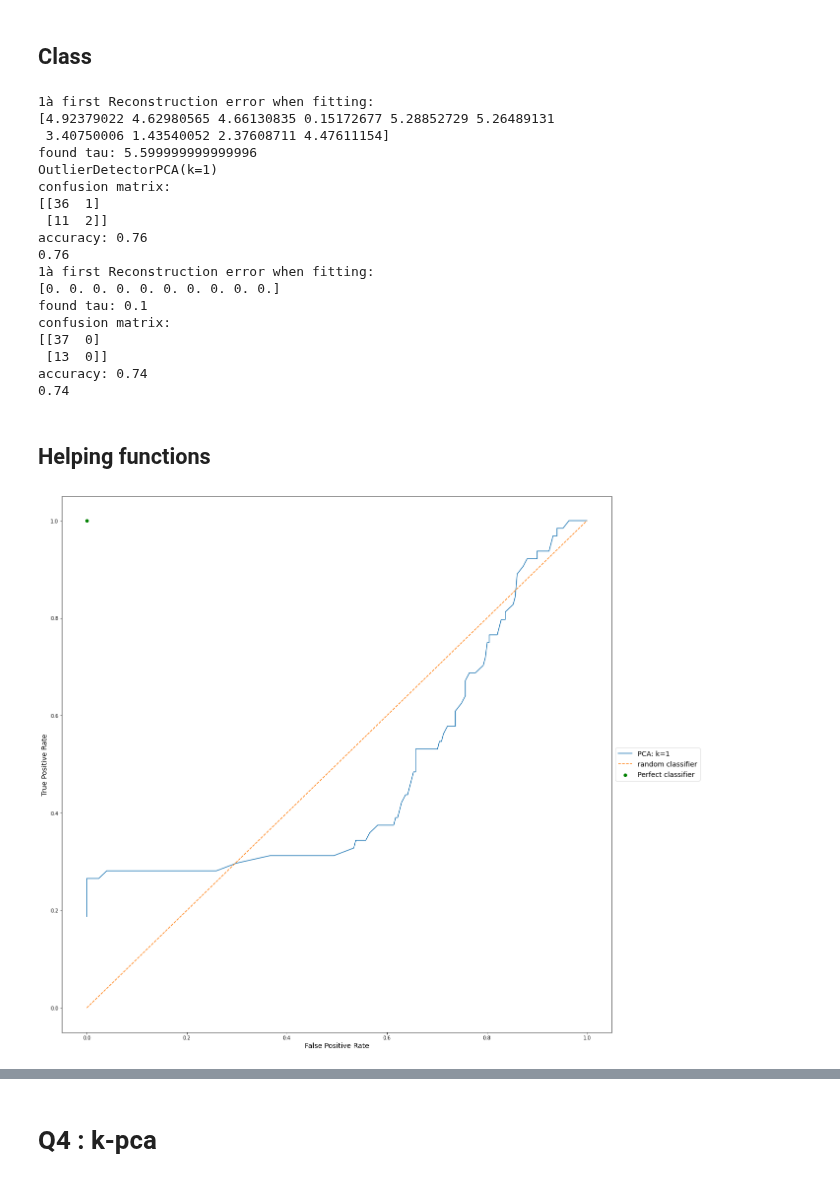
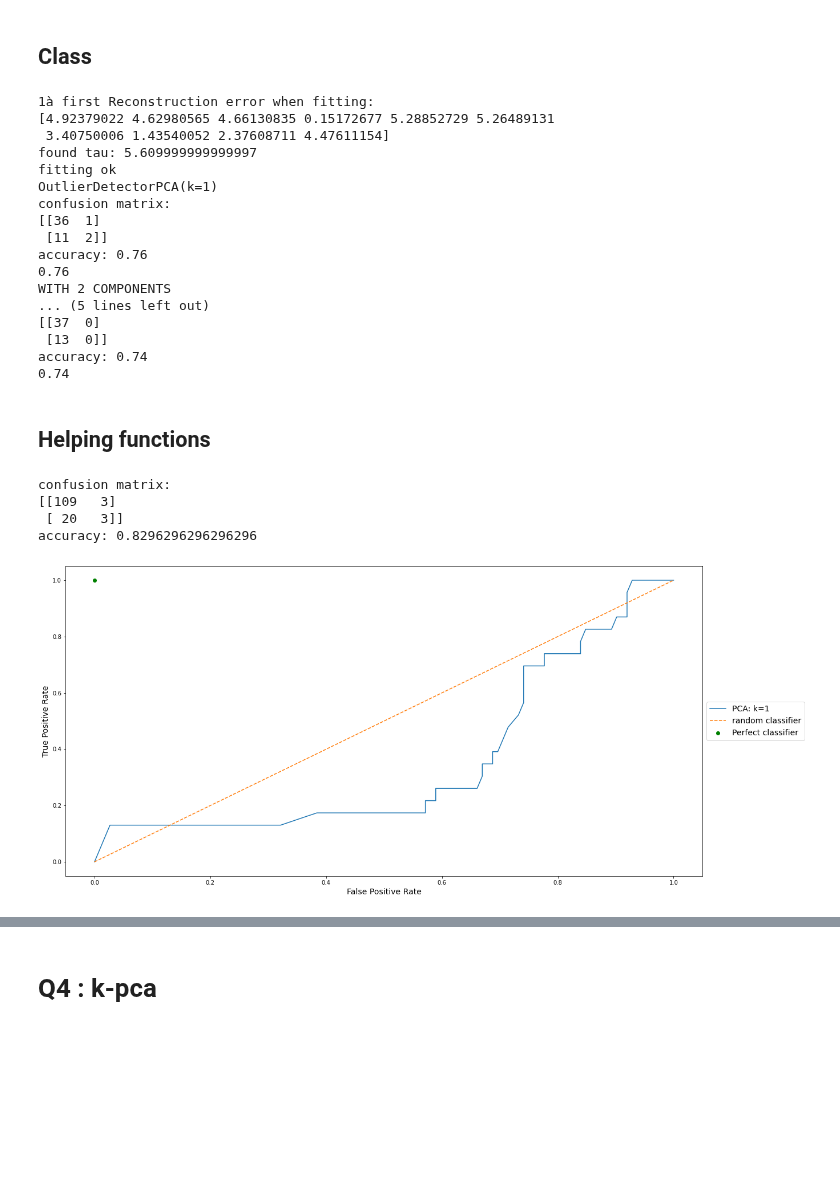
Before and after one commit to SimonLegendrre/LINMA2472_AlgoInDataScienceProjet1, a Jupyter notebook: P2/AdriHW2.ipynb, the cells around one changed output, grey strips where cells are left out. Cells and saved outputs as stored; diff of their text form; code cells hidden in the pictures; blank space fills up the shorter version.

```diff
--- a/P2/AdriHW2.ipynb
+++ b/P2/AdriHW2.ipynb
@@ -181,9 +181,16 @@ class OutlierDetectorPCA(BaseEstimator, ClassifierMixin):
         # np.ones donne donc un vecteur rempli de 1 dont la longuer est le nombre de ligne de X
 
         #recons_error = np.ones(X.shape[0])  # ==> Il faut une liste de n elements
+        """
+        if(self.k == 1):
+            print("add column of zero")
+            z = np.zeros( (len(X_hat),1) )
+            X_hat = np.append(X_hat, z, axis=1)
+        """
 
-        if(self.k == 1):
-            z = np.zeros( (len(X_hat),1) )
+        R_minus_k = X.shape[1] - X_hat.shape[1]
+        if R_minus_k > 0:
+            z = np.zeros( (len(X_hat),R_minus_k))
             X_hat = np.append(X_hat, z, axis=1)
 
         #print(X.shape)
@@ -241,12 +248,12 @@ class OutlierDetectorPCA(BaseEstimator, ClassifierMixin):
         """
             TODO: compute tau such that
                 - No true data will be labeled as outlier in the training set
-                - The false positive rate (FPR) is minimized
+                - The True positive rate (TPR) is maximised
         """
 
         # initally: self.tau = 42
         def find_tau(X_true):
-            tau = 0.1
+            tau = 0.01
             y_pred_tau = self.predict_tau(X_true, tau)
             while(sum(y_pred_tau)>0):
                 tau+=0.1
@@ -254,16 +261,21 @@ class OutlierDetectorPCA(BaseEstimator, ClassifierMixin):
             #print('tau: '+ str(tau))
             return tau
 
+        from sklearn import metrics
+        min_tau = find_tau(X_true)
+
+        #y_pred_new_tau = self.predict_tau(X,min_tau)
+        #tn, fp, fn, tp = metrics.confusion_matrix(y_train, y_pred_new_tau).ravel()
+        #TPR = tp/(tp+fn)
+        #print("TPR:")
+        #print(TPR)
+
         self.tau = find_tau(X_true)
 
         self.tau_max = self.tau # Do not change this line :-)
         print("found tau: "+str(self.tau_max))
 
-        # values.index(min(values))
-        #print("FPR and TPR")
-        #FPR, TPR = self.get_ROC(X,y) # CA TOURNE PAS POUR LE MOMENT
-        #print(FPR, TPR)
-
+        print("fitting ok")
         return self
 
 
@@ -301,8 +313,11 @@ class OutlierDetectorPCA(BaseEstimator, ClassifierMixin):
             - FPR: False positive rate
             - TPR: True positive rate
         ------------------------------------------------------------------------------ """
+        self.score(X_train,y_train) # permet d'initialiser à zero
         n_tau = 100
-        taus = np.linspace(0, self.tau, n_tau)
+        taus = np.linspace(0, self.tau, n_tau) # Vecteur de 0 à self.tau où il y a 100 incrémentations
+        #print("tau vector:")
+        #print(taus)
 
         TPR = np.empty(n_tau+1)
         FPR = np.empty(n_tau+1)
@@ -310,7 +325,7 @@ class OutlierDetectorPCA(BaseEstimator, ClassifierMixin):
         P = len(y_train) - N          # donne le nombre de true_values
 
         for i, _t in enumerate(taus):
-            x_detec = self._predict_tau_ROC(X_train, _t) # =
+            x_detec = self._predict_tau_ROC(X_train, _t) # = self.predict_tau(X, tau)
             TPR[i] = np.sum(np.logical_and(x_detec, y_train))/N
             FPR[i] = np.sum(np.logical_and(x_detec, np.logical_not(y_train)))/P
 
@@ -400,7 +415,7 @@ my_pca = OutlierDetectorPCA(1)
 print(my_pca.fit(X_train, y_train))
 print(my_pca.score(X_test,y_test))
 
-
+print("WITH 2 COMPONENTS")
 my_pca2 = OutlierDetectorPCA(2)
 my_pca2.fit(X_train, y_train)
 print(my_pca2.score(X_test,y_test))
@@ -408,17 +423,16 @@ print(my_pca2.score(X_test,y_test))
 1à first Reconstruction error when fitting:
 [4.92379022 4.62980565 4.66130835 0.15172677 5.28852729 5.26489131
  3.40750006 1.43540052 2.37608711 4.47611154]
-found tau: 5.599999999999996
+found tau: 5.609999999999997
+fitting ok
 OutlierDetectorPCA(k=1)
 confusion matrix:
 [[36  1]
  [11  2]]
 accuracy: 0.76
 0.76
-1à first Reconstruction error when fitting:
-[0. 0. 0. 0. 0. 0. 0. 0. 0. 0.]
-found tau: 0.1
-confusion matrix:
+WITH 2 COMPONENTS
+... (5 lines left out)
 [[37  0]
  [13  0]]
 accuracy: 0.74
@@ -511,7 +525,11 @@ def plot_comparison_outlier_detector(list_clf, X_avail, y_avail, file_name=None)
     if file_name:
         plt.savefig(file_name+'.pdf', bbox_inches='tight')
 # %%
-plot_ROC(my_pca, X_train, y_train, file_name=None)
+plot_ROC(my_pca, X_val, y_val, file_name=None)
 # %% [output]
+confusion matrix:
+[[109   3]
+ [ 20   3]]
+accuracy: 0.8296296296296296
-[figure, old version]
+[figure, new version]
 # %%
```
Also changed, not shown: parts of 3 cells of this notebook, 1 other file.
